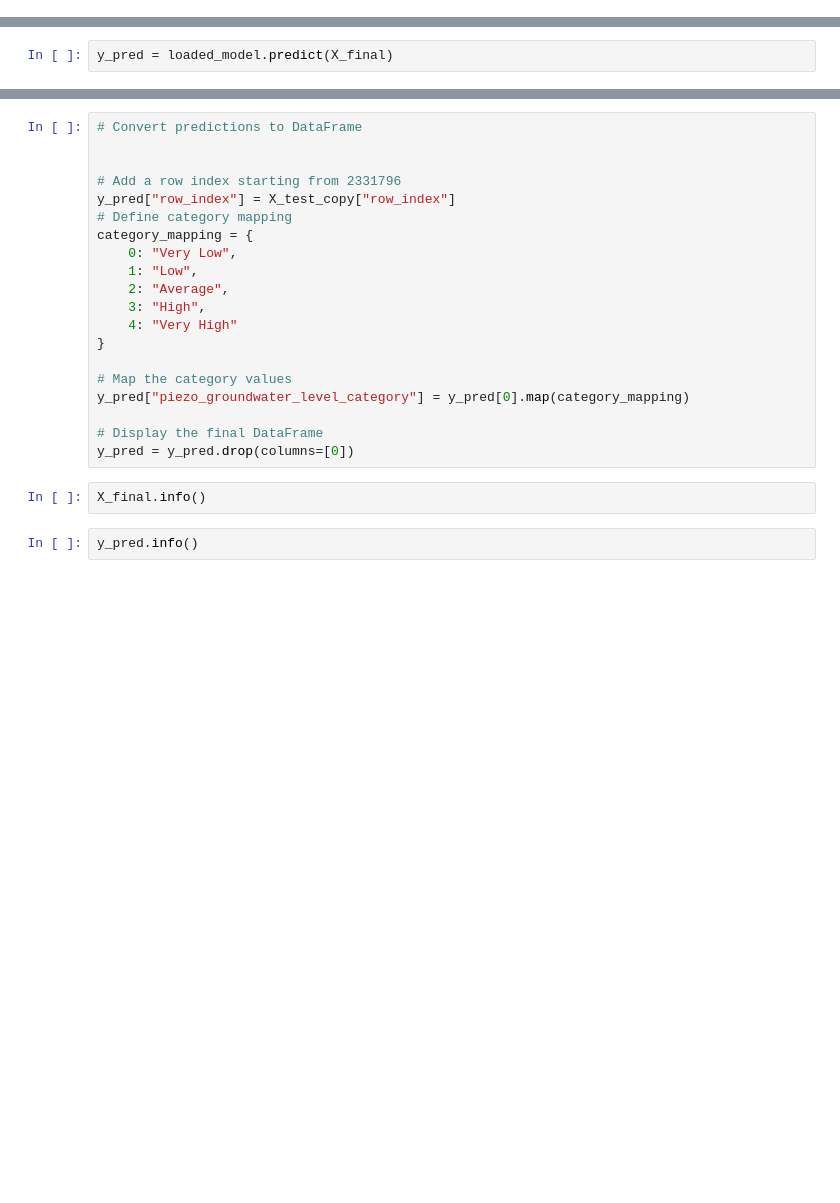
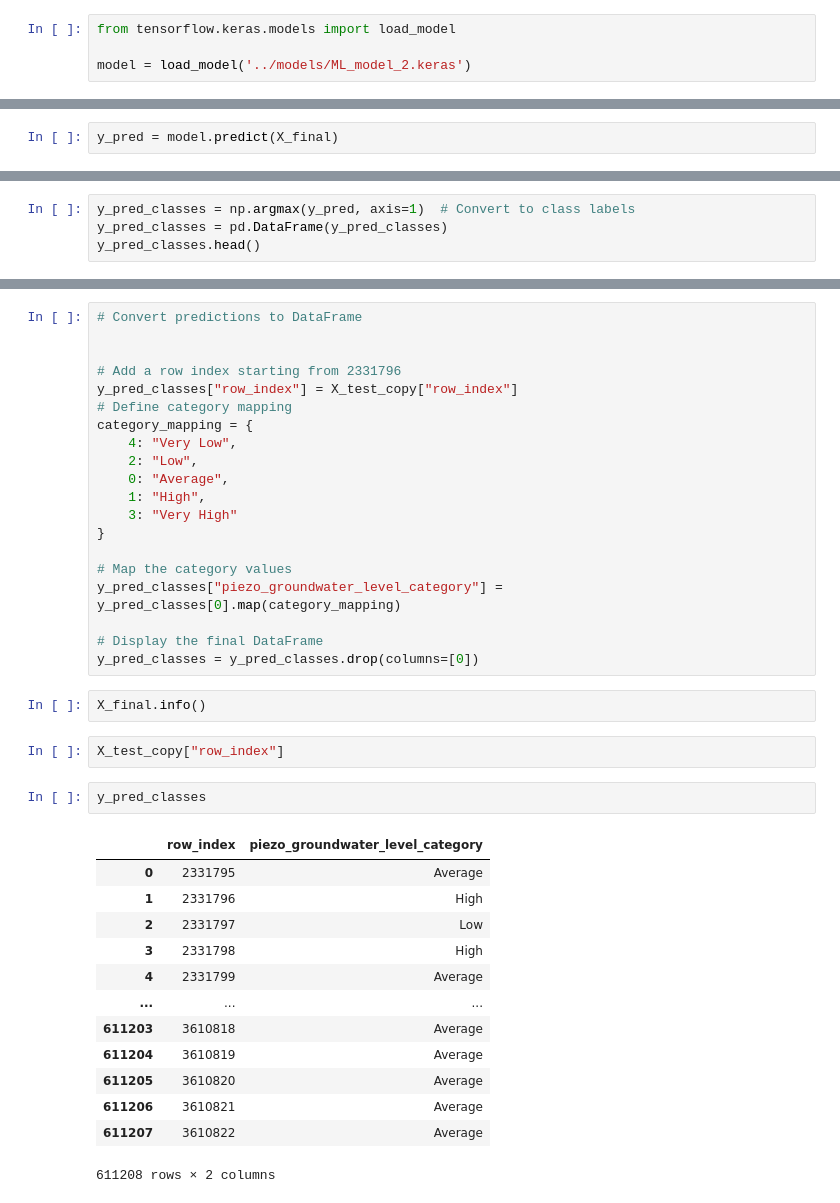
Before and after one commit to ElouanBahri/Hickathon5_code, a Jupyter notebook: Elouan/notebooks/test_first_model.ipynb, the cells around one changed output, grey strips where cells are left out. Cells and saved outputs as stored; diff of their text form; blank space fills up the shorter version.

```diff
--- a/Elouan/notebooks/test_first_model.ipynb
+++ b/Elouan/notebooks/test_first_model.ipynb
@@ -56,0 +60,4 @@ loaded_model.load_model("models/xgboost_model_2.json")
+# %%
+from tensorflow.keras.models import load_model
+
+model = load_model('../models/ML_model_2.keras')
@@ -57,2 +87,2 @@ loaded_model.load_model("models/xgboost_model_2.json")
 # %%
-y_pred = loaded_model.predict(X_final)
+y_pred = model.predict(X_final)
@@ -61,0 +101,4 @@ y_pred.head()
+# %%
+y_pred_classes = np.argmax(y_pred, axis=1)  # Convert to class labels
+y_pred_classes = pd.DataFrame(y_pred_classes)
+y_pred_classes.head()
@@ -64,23 +114,39 @@ y_pred.head()
 
 
 # Add a row index starting from 2331796
-y_pred["row_index"] = X_test_copy["row_index"]
+y_pred_classes["row_index"] = X_test_copy["row_index"]
 # Define category mapping
 category_mapping = {
-    0: "Very Low",
-    1: "Low",
-    2: "Average",
-    3: "High",
-    4: "Very High"
+    4: "Very Low",
+    2: "Low",
+    0: "Average",
+    1: "High",
+    3: "Very High"
 }
 
 # Map the category values
-y_pred["piezo_groundwater_level_category"] = y_pred[0].map(category_mapping)
+y_pred_classes["piezo_groundwater_level_category"] = y_pred_classes[0].map(category_mapping)
 
 # Display the final DataFrame
-y_pred = y_pred.drop(columns=[0])
+y_pred_classes = y_pred_classes.drop(columns=[0])
 # %%
 X_final.info()
-# %%
-y_pred.info()
+# %%
+X_test_copy["row_index"]
+# %%
+y_pred_classes
+# %% [output]
+|  | row_index | piezo_groundwater_level_category |
+| 0 | 2331795 | Average |
+| 1 | 2331796 | High |
+| 2 | 2331797 | Low |
+| 3 | 2331798 | High |
+| 4 | 2331799 | Average |
+| ... | ... | ... |
+| 611203 | 3610818 | Average |
+| 611204 | 3610819 | Average |
+| 611205 | 3610820 | Average |
+| 611206 | 3610821 | Average |
+| 611207 | 3610822 | Average |
+611208 rows × 2 columns
 # %%
```
Also changed, not shown: parts of 17 cells of this notebook, 11 other files.
